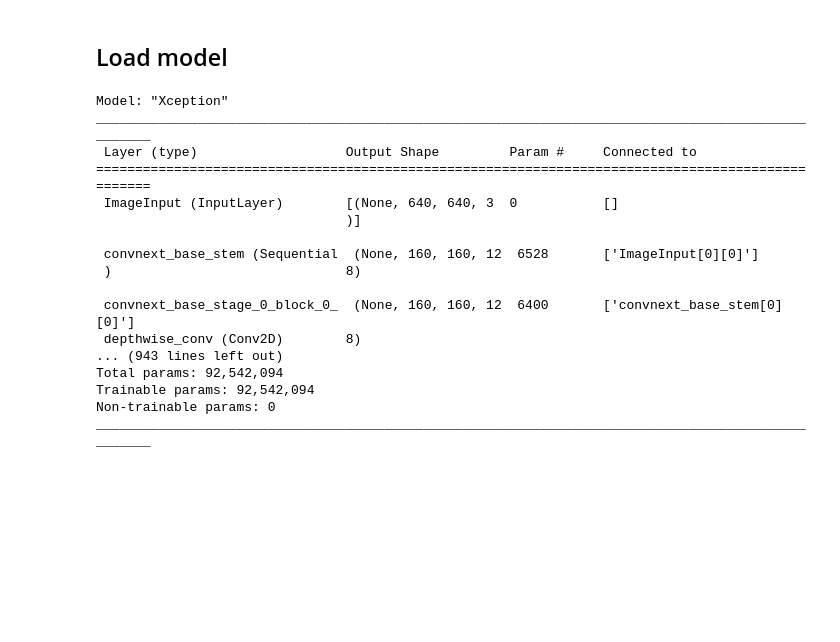
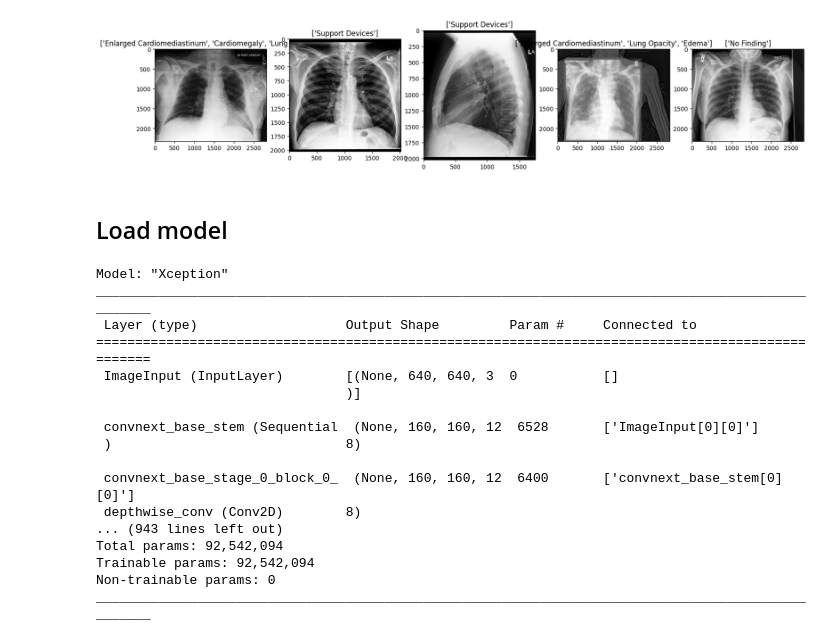
Before and after one commit to smith478/medical-imaging, a Jupyter notebook: notebooks/model_analysis.ipynb, the cells around one changed output. Cells and saved outputs as stored; diff of their text form; code cells hidden in the pictures; blank space fills up the shorter version.

```diff
--- a/notebooks/model_analysis.ipynb
+++ b/notebooks/model_analysis.ipynb
@@ -4,0 +47,22 @@ from keras.applications.convnext import LayerScale
+# %%
+def feature_string(row):
+    feature_list = []
+    for feature in u_one_features:
+        if row[feature] in [-1,1]:
+            feature_list.append(feature)
+
+    for feature in u_zero_features:
+        if row[feature] == 1:
+            feature_list.append(feature)
+
+    return ';'.join(feature_list)
+# %%
+valid_labels_df['feature_string'] = valid_labels_df.apply(feature_string,axis = 1).fillna('')
+valid_labels_df['feature_string'] = valid_labels_df['feature_string'].apply(lambda x:x.split(";"))
+# %%
+for col in u_one_features:
+    valid_labels_df[f'{col}_u_one'] = label_u_one_features(df=valid_labels_df, column=col)
+for col in u_zero_features:
+    valid_labels_df[f'{col}_u_zero'] = label_u_zero_features(df=valid_labels_df, column=col)
+# %%
+valid_labels_df['path'] = '/data/' + valid_labels_df['Path']
@@ -5,3 +74,16 @@ from keras.applications.convnext import LayerScale
+# %%
+#get the first 5 images
+paths =  valid_labels_df.path[:5]
+labels = valid_labels_df.feature_string[:5]
+
+fig, m_axs = plt.subplots(1, len(labels), figsize = (20, 10))
+#show the images and label them
+for ii, c_ax in enumerate(m_axs):
+    c_ax.imshow(np.asarray(Image.open(paths[ii])), cmap='gray')
+    c_ax.set_title(labels[ii])
+plt.show()
+# %% [output]
+[figure, added]
 # %% [markdown]
 ## Load model
 # %%
```
Also changed, not shown: parts of 26 cells of this notebook.
